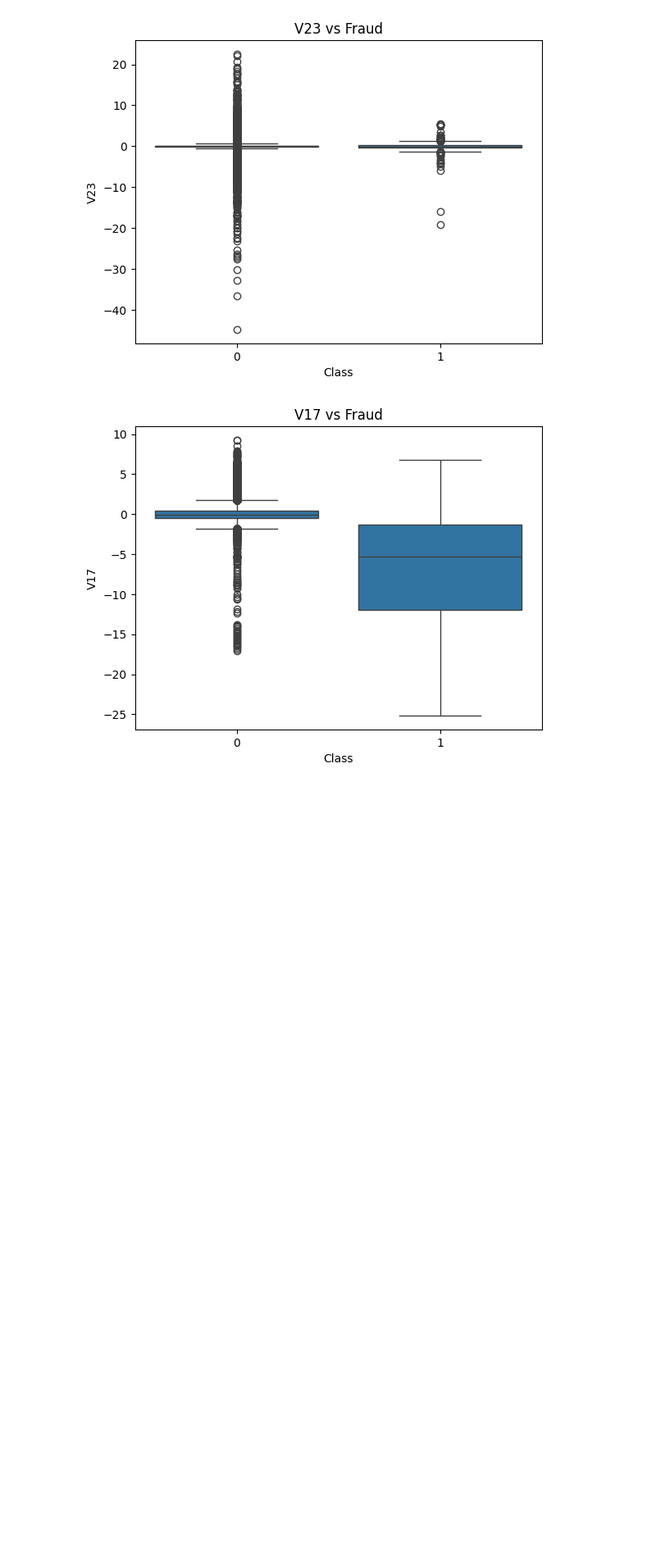
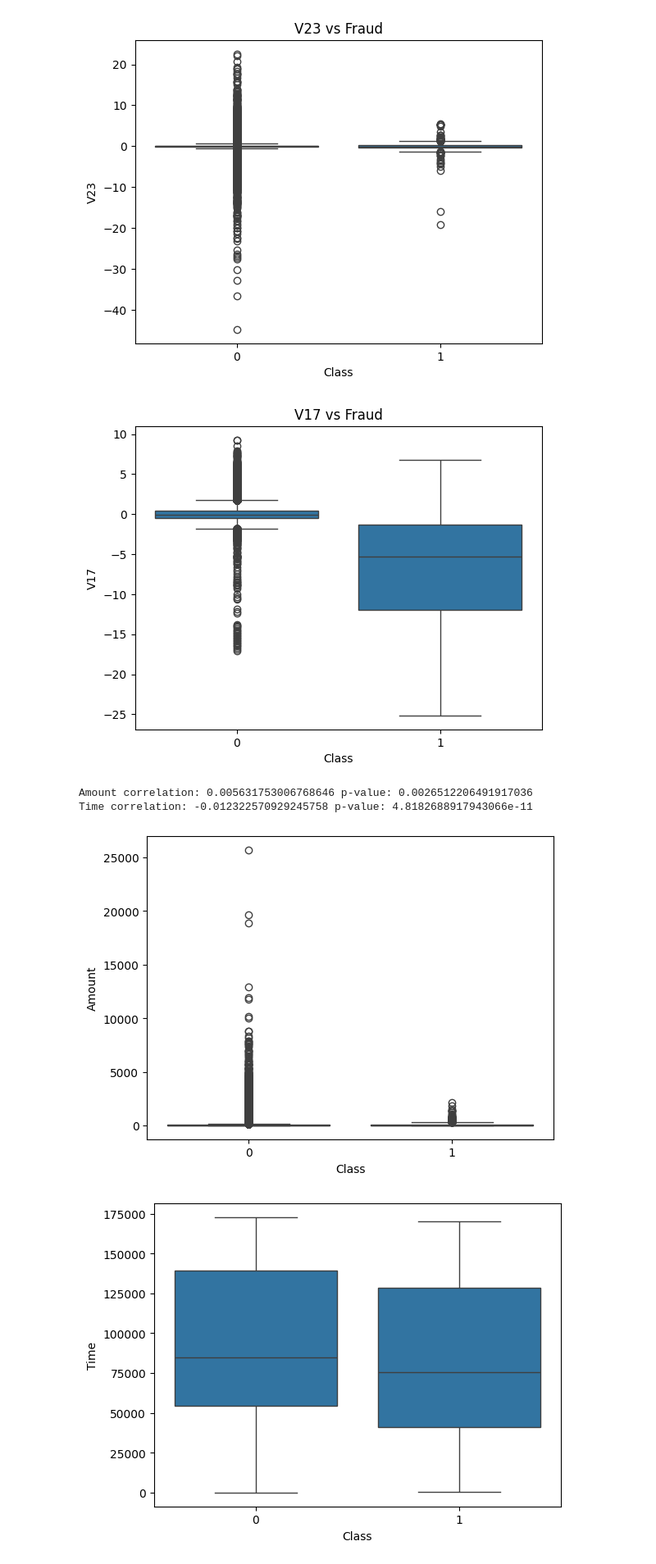
Before and after one commit to joonjester/CardGuard, a Jupyter notebook: corelation.ipynb, the cells around one changed output. Shown at 82% size. Drawn from its saved outputs; the diff is of its cells as text; code cells hidden in the pictures; blank space fills up the shorter version.

```diff
--- a/corelation.ipynb
+++ b/corelation.ipynb
@@ -22,3 +33,21 @@ for col in ["V11", "V23", "V17"]:
 [figure]
 [figure]
 [figure]
+# %%
+r_amount, p_amount = pointbiserialr(df["Class"], df["Amount"])
+r_time, p_time = pointbiserialr(df["Class"], df["Time"])
+
+print("Amount correlation:", r_amount, "p-value:", p_amount)
+print("Time correlation:", r_time, "p-value:", p_time)
+# %% [output]
+Amount correlation: 0.005631753006768646 p-value: 0.0026512206491917036
+Time correlation: -0.012322570929245758 p-value: 4.8182688917943066e-11
+# %%
+sns.boxplot(x="Class", y="Amount", data=df)
+plt.show()
+
+sns.boxplot(x="Class", y="Time", data=df)
+plt.show()
+# %% [output]
+[figure, added]
+[figure, added]
```
Also changed, not shown: parts of 2 cells of this notebook, 2 other files.
